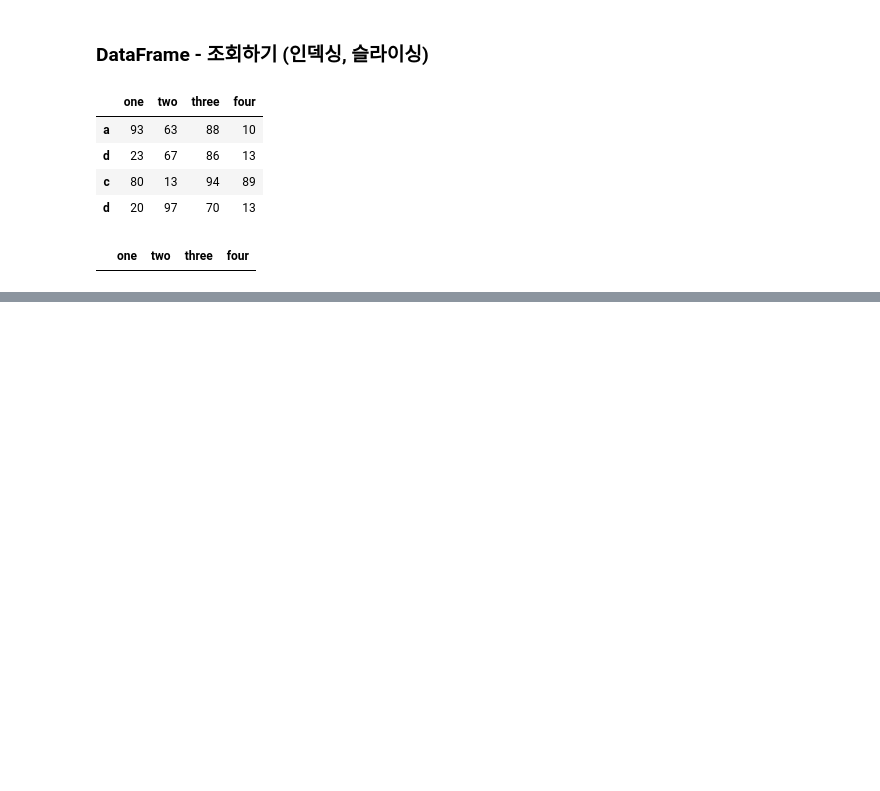
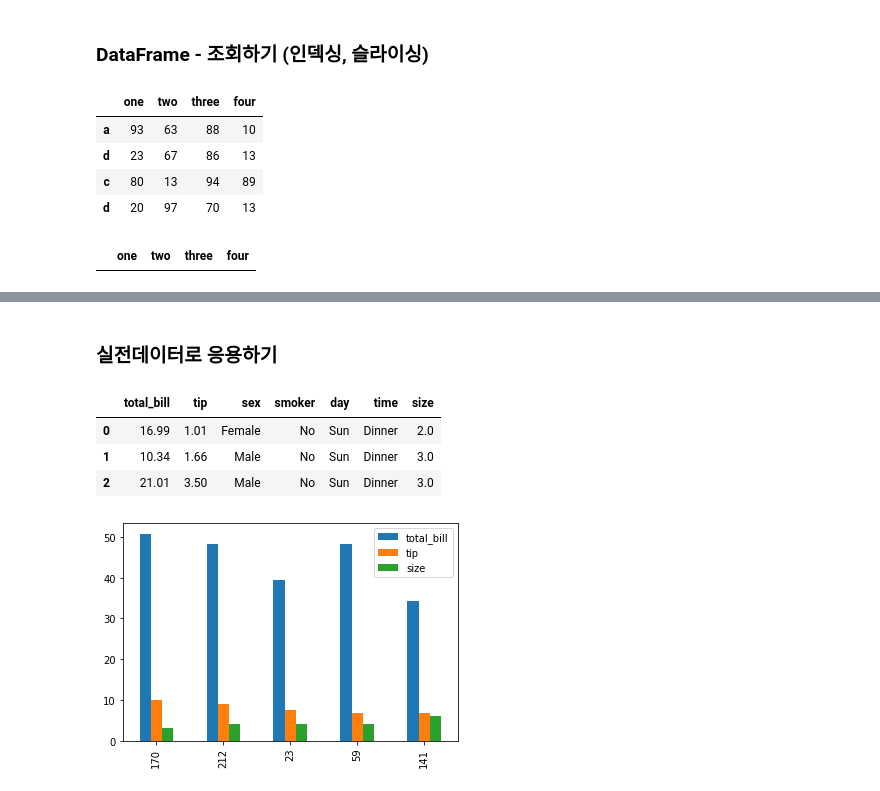
Before and after one commit to jaenjaen/TIL, a Jupyter notebook: python/03_Pandas/Pandas2 - DataFrame.ipynb, the cells around one changed output, grey strips where cells are left out. Drawn from its saved outputs; the diff is of its cells as text; code cells hidden in the pictures; blank space fills up the shorter version.

```diff
--- a/python/03_Pandas/Pandas2 - DataFrame.ipynb
+++ b/python/03_Pandas/Pandas2 - DataFrame.ipynb
@@ -213,0 +332,9 @@ c   63   76     24    44
+# %% [markdown]
+### 실전데이터로 응용하기
+# %%
+df3.head(3)
+# %% [output]
+|  | total_bill | tip | sex | smoker | day | time | size |
+| 0 | 16.99 | 1.01 | Female | No | Sun | Dinner | 2.0 |
+| 1 | 10.34 | 1.66 | Male | No | Sun | Dinner | 3.0 |
+| 2 | 21.01 | 3.50 | Male | No | Sun | Dinner | 3.0 |
@@ -213,0 +343,7 @@ c   63   76     24    44
+# %%
+# 문제 1. tip의 비율로 sort(내림차순), 상위 5개만 출력
+
+df3.sort_values(by='tip',ascending=False).head(5).plot(kind='bar') #numeric이 아닌경우에는 나타나지않음!!!!!!!!!!!!!!!
+plt.show()
+# %% [output]
+[figure, added]
```
Also changed, not shown: parts of 20 cells of this notebook.
